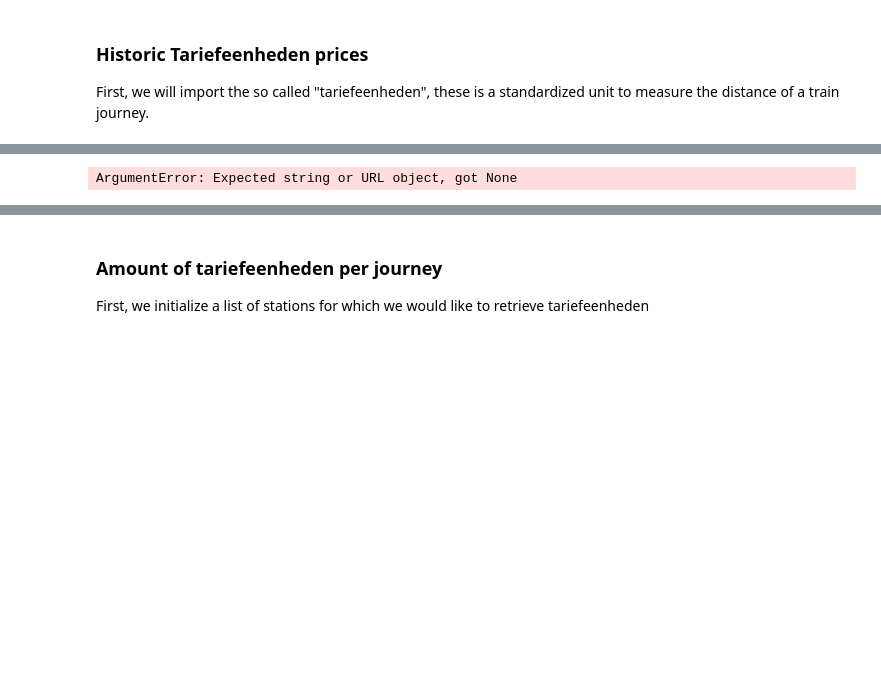
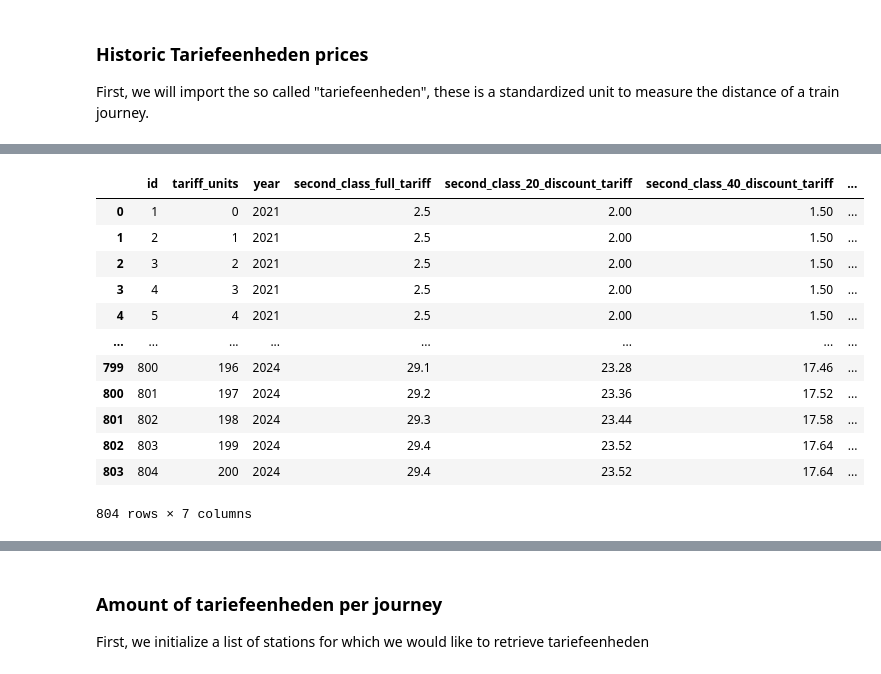
Before and after one commit to henkrehorst/uu_dss_project, a Jupyter notebook: dashboard/SeparateChartsForTesting/PriceComparison.ipynb, the cells around one changed output, grey strips where cells are left out. Cells and saved outputs as stored; diff of their text form; code cells hidden in the pictures; blank space fills up the shorter version.

```diff
--- a/dashboard/SeparateChartsForTesting/PriceComparison.ipynb
+++ b/dashboard/SeparateChartsForTesting/PriceComparison.ipynb
@@ -24,6 +27,22 @@ ArgumentError: Expected string or URL object, got None
-# %%
-from dotenv import load_dotenv
-load_dotenv('.env')
-engine = create_engine(os.getenv('DATABASE_URL'))
-# %% [output]
-ArgumentError: Expected string or URL object, got None
+# %%
+from sqlalchemy import create_engine
+import pandas as pd
+
+engine = create_engine('postgresql://student:infomdss@127.0.0.1:5432/dashboard')
+
+TariffsPerKm = pd.read_sql_query(f"select * from ns_train_tariffs", engine)
+TariffsPerKm
+# %% [output]
+|  | id | tariff_units | year | second_class_full_tariff | second_class_20_discount_tariff | second_class_40_discount_tariff | ... |
+| 0 | 1 | 0 | 2021 | 2.5 | 2.00 | 1.50 | ... |
+| 1 | 2 | 1 | 2021 | 2.5 | 2.00 | 1.50 | ... |
+| 2 | 3 | 2 | 2021 | 2.5 | 2.00 | 1.50 | ... |
+| 3 | 4 | 3 | 2021 | 2.5 | 2.00 | 1.50 | ... |
+| 4 | 5 | 4 | 2021 | 2.5 | 2.00 | 1.50 | ... |
+| ... | ... | ... | ... | ... | ... | ... | ... |
+| 799 | 800 | 196 | 2024 | 29.1 | 23.28 | 17.46 | ... |
+| 800 | 801 | 197 | 2024 | 29.2 | 23.36 | 17.52 | ... |
+| 801 | 802 | 198 | 2024 | 29.3 | 23.44 | 17.58 | ... |
+| 802 | 803 | 199 | 2024 | 29.4 | 23.52 | 17.64 | ... |
+| 803 | 804 | 200 | 2024 | 29.4 | 23.52 | 17.64 | ... |
+804 rows × 7 columns
```
Also changed, not shown: parts of 16 cells of this notebook.
